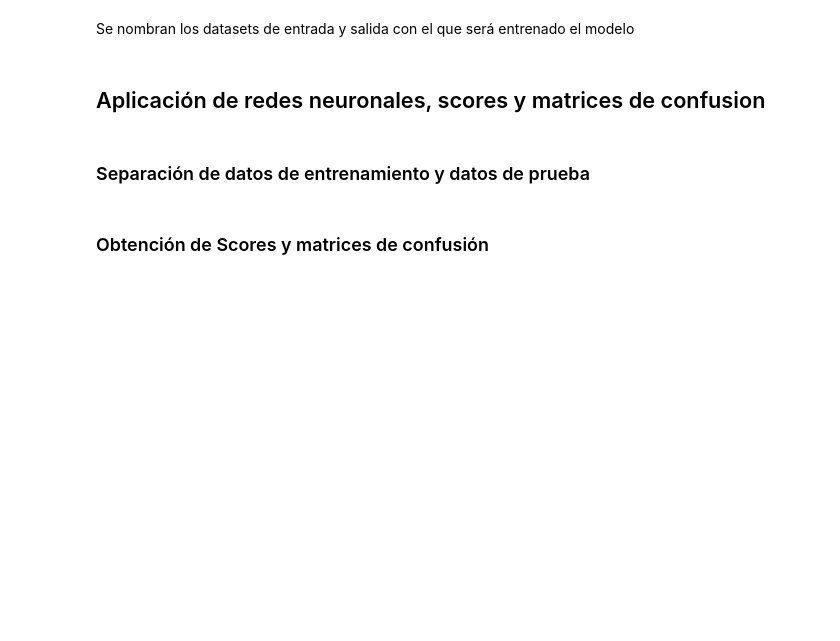
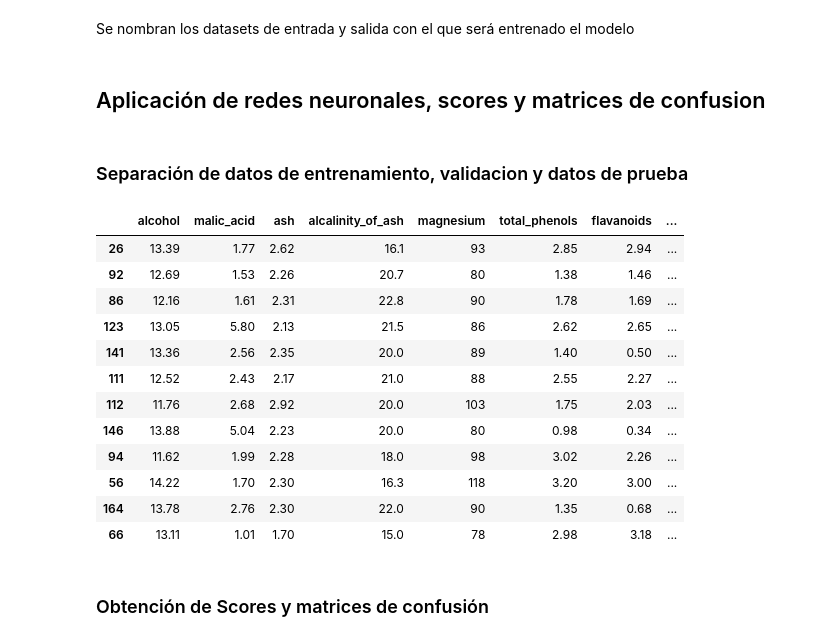
Before and after one commit to 1dgog/TC3006C_framework, a Jupyter notebook: a01139500_m2_retro_framework.ipynb, the cells around one changed output. Drawn from its saved outputs; the diff is of its cells as text; code cells hidden in the pictures; blank space fills up the shorter version.

```diff
--- a/a01139500_m2_retro_framework.ipynb
+++ b/a01139500_m2_retro_framework.ipynb
@@ -68,9 +71,24 @@ dfOutput = df[["index"]]
 # %% [markdown]
 ## Aplicación de redes neuronales, scores y matrices de confusion
 # %% [markdown]
-### Separación de datos de entrenamiento y datos de prueba
+### Separación de datos de entrenamiento, validacion y datos de prueba
 # %%
-X_train, X_test, y_train, y_test = train_test_split(dfInput, dfOutput, random_state=0)
+X_train, X_r, y_train, y_r = train_test_split(dfInput, dfOutput, random_state=0)
+X_valid, X_test, y_valid, y_test = train_test_split(X_r, y_r, random_state=0)
+# %% [output]
+|  | alcohol | malic_acid | ash | alcalinity_of_ash | magnesium | total_phenols | flavanoids | ... |
+| 26 | 13.39 | 1.77 | 2.62 | 16.1 | 93 | 2.85 | 2.94 | ... |
+| 92 | 12.69 | 1.53 | 2.26 | 20.7 | 80 | 1.38 | 1.46 | ... |
+| 86 | 12.16 | 1.61 | 2.31 | 22.8 | 90 | 1.78 | 1.69 | ... |
+| 123 | 13.05 | 5.80 | 2.13 | 21.5 | 86 | 2.62 | 2.65 | ... |
+| 141 | 13.36 | 2.56 | 2.35 | 20.0 | 89 | 1.40 | 0.50 | ... |
+| 111 | 12.52 | 2.43 | 2.17 | 21.0 | 88 | 2.55 | 2.27 | ... |
+| 112 | 11.76 | 2.68 | 2.92 | 20.0 | 103 | 1.75 | 2.03 | ... |
+| 146 | 13.88 | 5.04 | 2.23 | 20.0 | 80 | 0.98 | 0.34 | ... |
+| 94 | 11.62 | 1.99 | 2.28 | 18.0 | 98 | 3.02 | 2.26 | ... |
+| 56 | 14.22 | 1.70 | 2.30 | 16.3 | 118 | 3.20 | 3.00 | ... |
+| 164 | 13.78 | 2.76 | 2.30 | 22.0 | 90 | 1.35 | 0.68 | ... |
+| 66 | 13.11 | 1.01 | 1.70 | 15.0 | 78 | 2.98 | 3.18 | ... |
 # %% [markdown]
 ### Obtención de Scores y matrices de confusión
 # %% [markdown]
```
Also changed, not shown: parts of 11 cells of this notebook.
